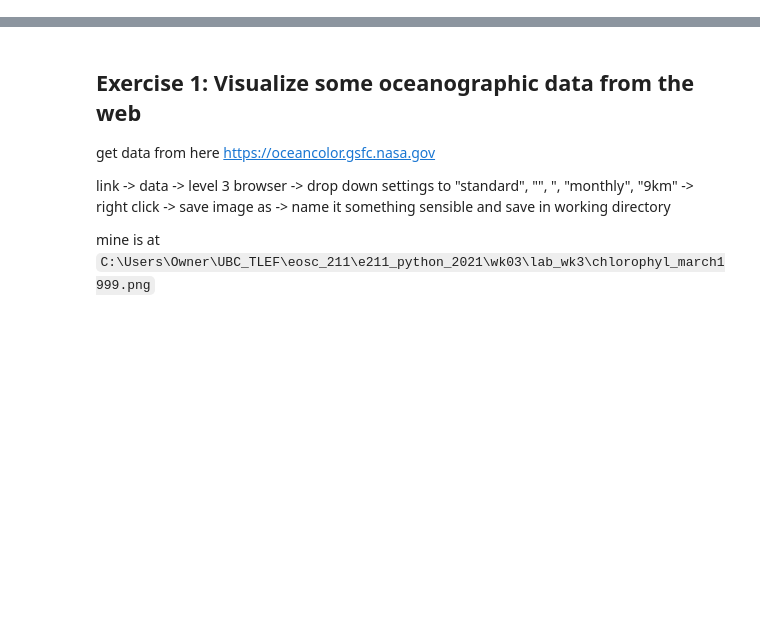
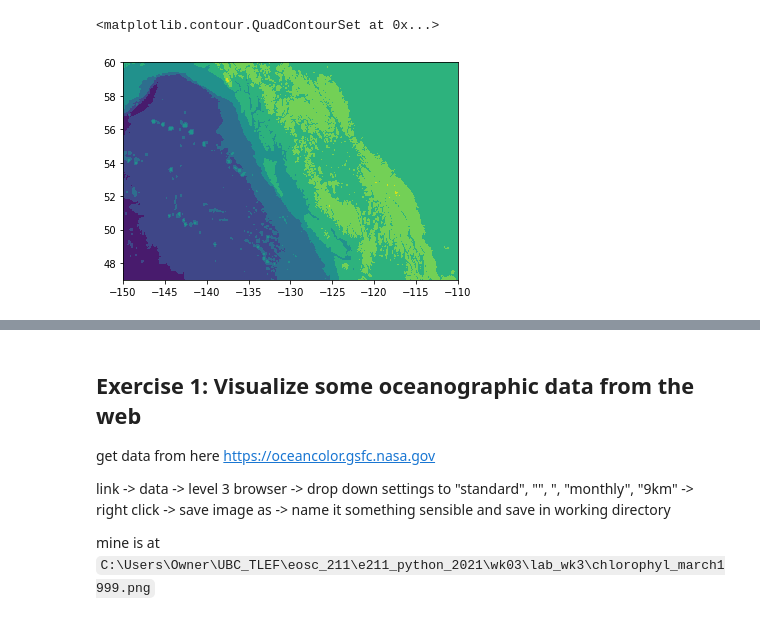
Before and after one commit to AndrewLoeppky/eosc211_students, a Jupyter notebook: e211_python_2021/wk03/lab_wk3/lab_week3.ipynb, the cells around one changed output, grey strips where cells are left out. Saved outputs shown, nothing was run; the diff lists cells and outputs as text; code cells hidden in the pictures; blank space fills up the shorter version.

```diff
--- a/e211_python_2021/wk03/lab_wk3/lab_week3.ipynb
+++ b/e211_python_2021/wk03/lab_wk3/lab_week3.ipynb
@@ -19,0 +96,12 @@
+# %%
+latlen = np.shape(bathdata_fixed)[0] # assign the height and width of the image to new variables
+lonlen = np.shape(bathdata_fixed)[1]
+
+lats = np.linspace(47, 60, latlen) # create arrays for lat and lon
+lons = np.linspace(-150, -110, lonlen)
+
+# plot it again!
+plt.contourf(lons, lats, bathdata_fixed)
+# %% [output]
+<matplotlib.contour.QuadContourSet at 0x...>
+[figure, added]
```
Also changed, not shown: parts of 26 cells of this notebook, 4 other files.
